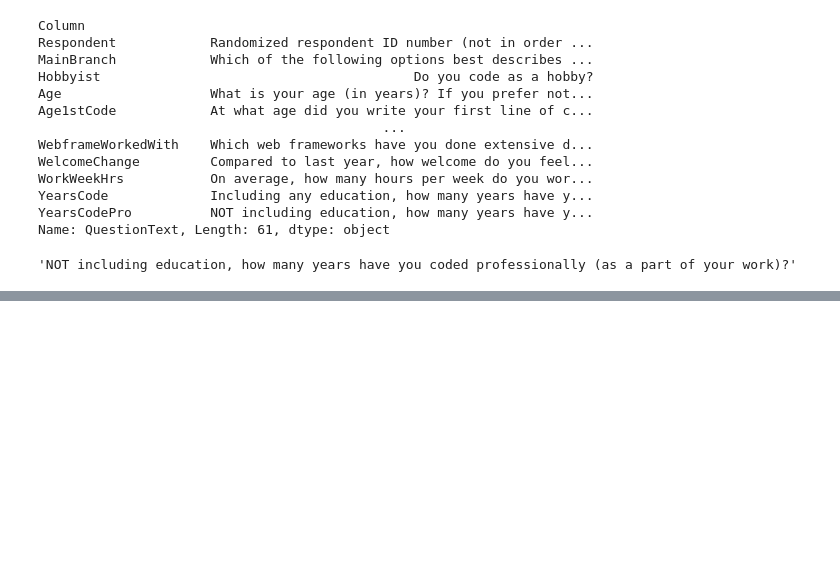
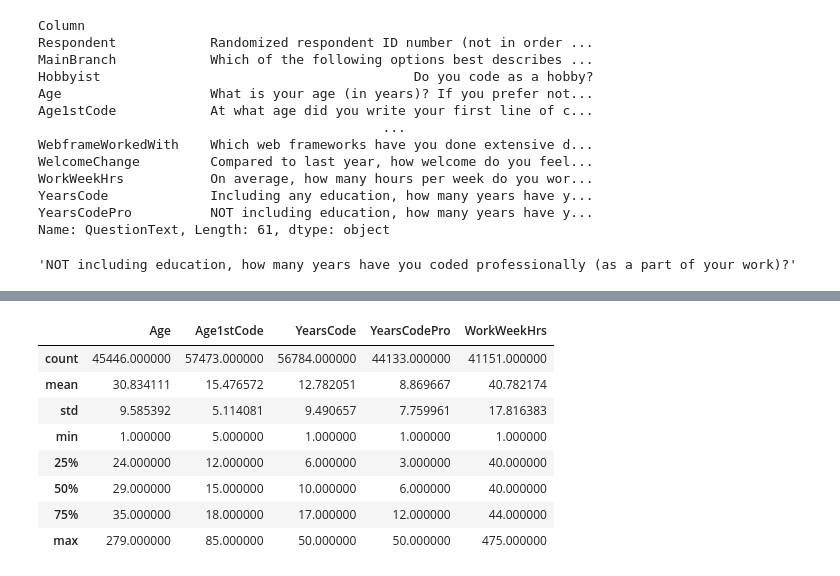
Before and after one commit to rsarsava/Data_Analysis, a Jupyter notebook: Stack Overflow Annual Developer Survey 2020.ipynb, the cells around one changed output, grey strips where cells are left out. Saved outputs shown, nothing was run; the diff lists cells and outputs as text; code cells hidden in the pictures; blank space fills up the shorter version.

```diff
--- a/Stack Overflow Annual Developer Survey 2020.ipynb
+++ b/Stack Overflow Annual Developer Survey 2020.ipynb
@@ -105,0 +113,26 @@ schema_raw['YearsCodePro']
+# %%
+selected_columns = [
+    # Demographics
+    'Country',
+    'Age',
+    'Gender',
+    'EdLevel',
+    'UndergradMajor',
+    # Programming experience
+    'Hobbyist',
+    'Age1stCode',
+    'YearsCode',
+    'YearsCodePro',
+    'LanguageWorkedWith',
+    'LanguageDesireNextYear',
+    'NEWLearn',
+    'NEWStuck',
+    # Employment
+    'Employment',
+    'DevType',
+    'WorkWeekHrs',
+    'JobSat',
+    'JobFactors',
+    'NEWOvertime',
+    'NEWEdImpt'
+]
@@ -105,0 +143,2 @@ schema_raw['YearsCodePro']
+# %%
+survey_df = survey_raw_df[selected_columns].copy()
@@ -105,0 +175,12 @@ schema_raw['YearsCodePro']
+# %%
+survey_df.describe()
+# %% [output]
+|  | Age | Age1stCode | YearsCode | YearsCodePro | WorkWeekHrs |
+| count | 45446.000000 | 57473.000000 | 56784.000000 | 44133.000000 | 41151.000000 |
+| mean | 30.834111 | 15.476572 | 12.782051 | 8.869667 | 40.782174 |
+| std | 9.585392 | 5.114081 | 9.490657 | 7.759961 | 17.816383 |
+| min | 1.000000 | 5.000000 | 1.000000 | 1.000000 | 1.000000 |
+| 25% | 24.000000 | 12.000000 | 6.000000 | 3.000000 | 40.000000 |
+| 50% | 29.000000 | 15.000000 | 10.000000 | 6.000000 | 40.000000 |
+| 75% | 35.000000 | 18.000000 | 17.000000 | 12.000000 | 44.000000 |
+| max | 279.000000 | 85.000000 | 50.000000 | 50.000000 | 475.000000 |
```
Also changed, not shown: parts of 12 cells of this notebook.
